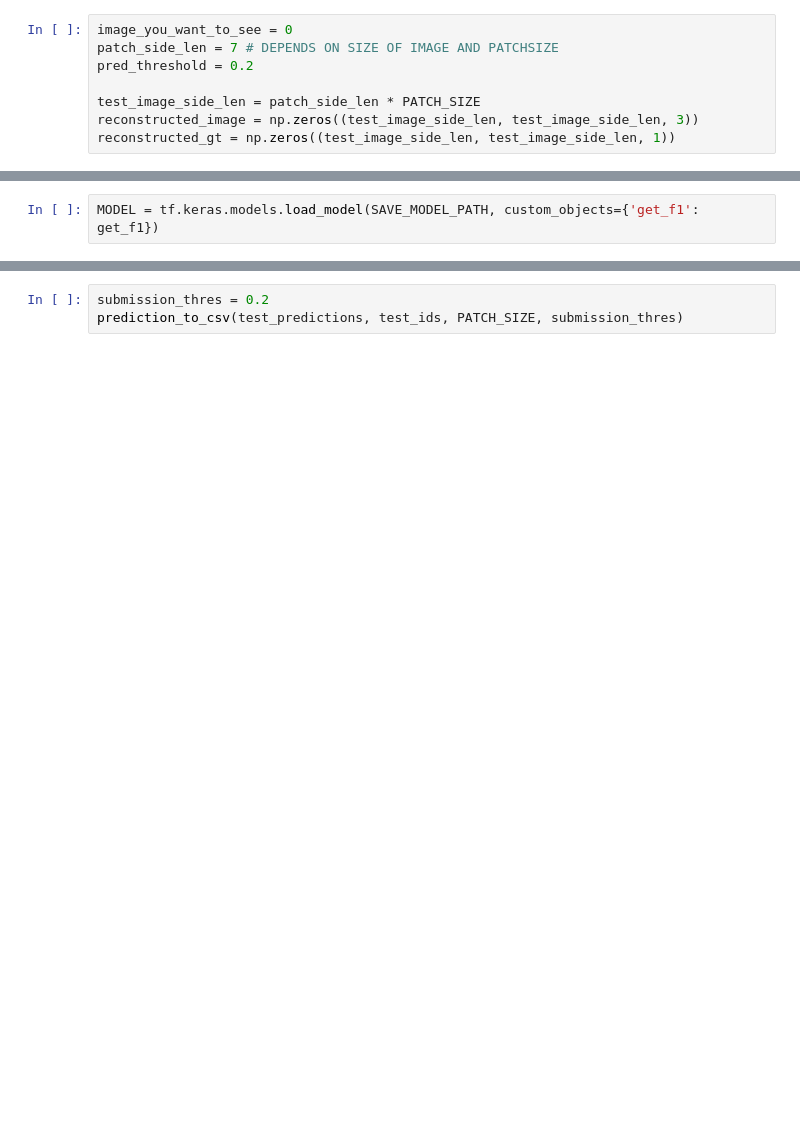
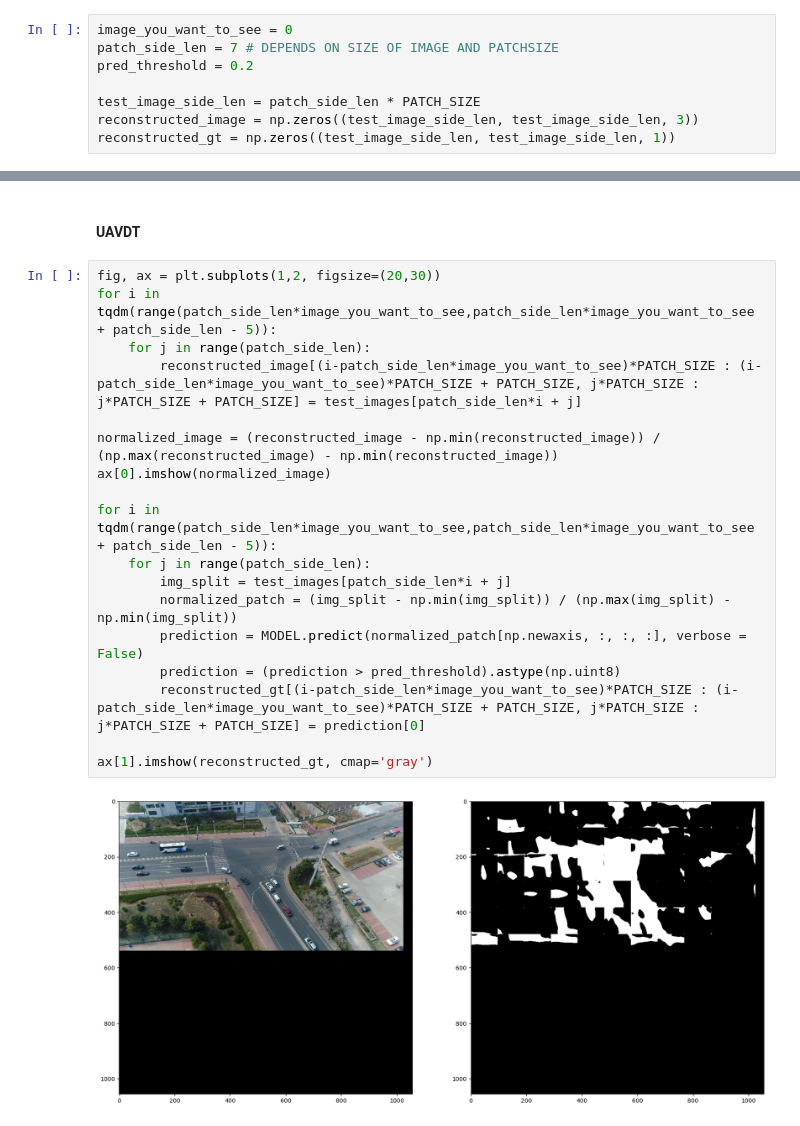
Before and after one commit to thaminmaurer/CSE_project, a Jupyter notebook: UNet/Unet.ipynb, the cells around one changed output, grey strips where cells are left out. Cells and saved outputs as stored; diff of their text form; blank space fills up the shorter version.

```diff
--- a/UNet/Unet.ipynb
+++ b/UNet/Unet.ipynb
@@ -309,2 +272,0 @@ ax[1].imshow(reconstructed_gt, cmap='gray')
-# %%
-MODEL = tf.keras.models.load_model(SAVE_MODEL_PATH, custom_objects={'get_f1': get_f1})
@@ -315,3 +273,22 @@ test_predictions = MODEL.predict(test_images)
-# %%
-submission_thres = 0.2
-prediction_to_csv(test_predictions, test_ids, PATCH_SIZE, submission_thres)
+# %% [markdown]
+#### UAVDT
+# %%
+fig, ax = plt.subplots(1,2, figsize=(20,30))
+for i in tqdm(range(patch_side_len*image_you_want_to_see,patch_side_len*image_you_want_to_see + patch_side_len - 5)):
+    for j in range(patch_side_len):
+        reconstructed_image[(i-patch_side_len*image_you_want_to_see)*PATCH_SIZE : (i-patch_side_len*image_you_want_to_see)*PATCH_SIZE + PATCH_SIZE, j*PATCH_SIZE : j*PATCH_SIZE + PATCH_SIZE] = test_images[patch_side_len*i + j]
+
+normalized_image = (reconstructed_image - np.min(reconstructed_image)) / (np.max(reconstructed_image) - np.min(reconstructed_image))
+ax[0].imshow(normalized_image)
+
+for i in tqdm(range(patch_side_len*image_you_want_to_see,patch_side_len*image_you_want_to_see + patch_side_len - 5)):
+    for j in range(patch_side_len):
+        img_split = test_images[patch_side_len*i + j]
+        normalized_patch = (img_split - np.min(img_split)) / (np.max(img_split) - np.min(img_split))
+        prediction = MODEL.predict(normalized_patch[np.newaxis, :, :, :], verbose = False)
+        prediction = (prediction > pred_threshold).astype(np.uint8)
+        reconstructed_gt[(i-patch_side_len*image_you_want_to_see)*PATCH_SIZE : (i-patch_side_len*image_you_want_to_see)*PATCH_SIZE + PATCH_SIZE, j*PATCH_SIZE : j*PATCH_SIZE + PATCH_SIZE] = prediction[0]
+
+ax[1].imshow(reconstructed_gt, cmap='gray')
+# %% [output]
+[figure, added]
```
Also changed, not shown: parts of 19 cells of this notebook, 15 other files.
